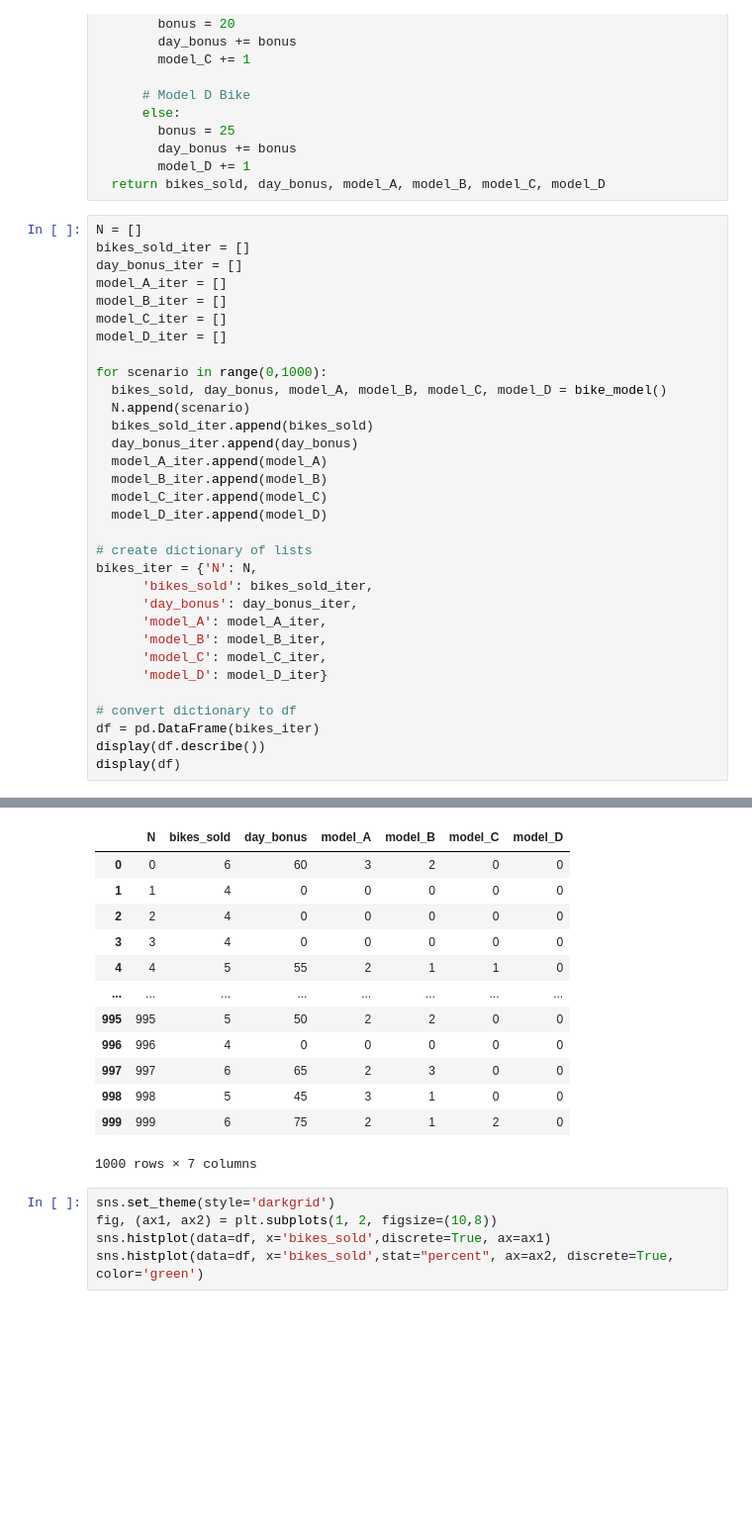
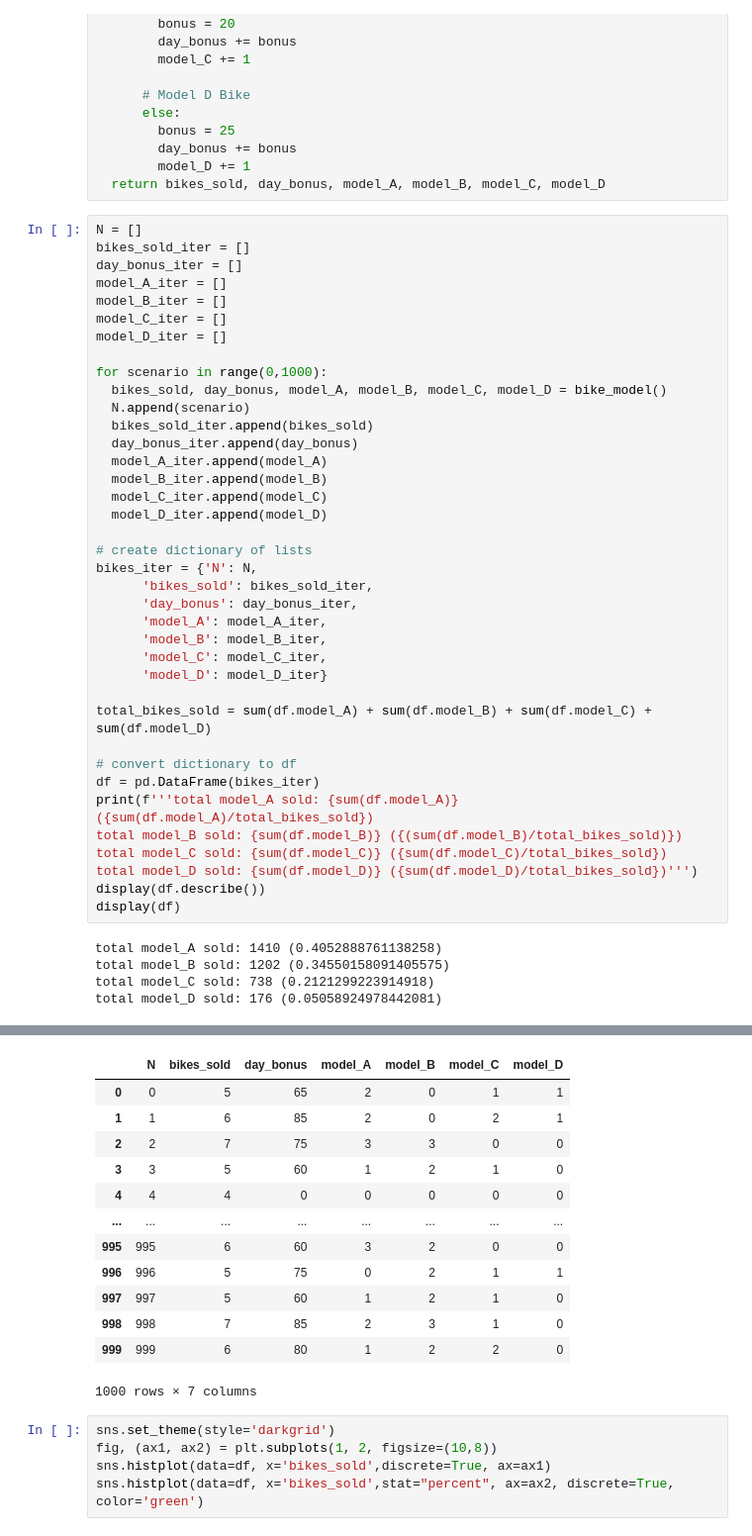
Before and after one commit to oimartin/460, a Jupyter notebook: hw4.ipynb, the cells around one changed output, grey strips where cells are left out. Shown: that part at 99% size. Cells and saved outputs as stored; diff of their text form; blank space fills up the shorter version.

```diff
--- a/hw4.ipynb
+++ b/hw4.ipynb
@@ -228,10 +228,20 @@ bikes_iter = {'N': N,
       'model_C': model_C_iter,
       'model_D': model_D_iter}
 
+total_bikes_sold = sum(df.model_A) + sum(df.model_B) + sum(df.model_C) + sum(df.model_D)
+
 # convert dictionary to df
 df = pd.DataFrame(bikes_iter)
+print(f'''total model_A sold: {sum(df.model_A)} ({sum(df.model_A)/total_bikes_sold})
+total model_B sold: {sum(df.model_B)} ({(sum(df.model_B)/total_bikes_sold)})
+total model_C sold: {sum(df.model_C)} ({sum(df.model_C)/total_bikes_sold})
+total model_D sold: {sum(df.model_D)} ({sum(df.model_D)/total_bikes_sold})''')
 display(df.describe())
 display(df)
 # %% [output]
+total model_A sold: 1410 (0.4052888761138258)
+total model_B sold: 1202 (0.34550158091405575)
+total model_C sold: 738 (0.2121299223914918)
+total model_D sold: 176 (0.05058924978442081)
 |  | N | bikes_sold | day_bonus | model_A | model_B | model_C | model_D |
 | count | 1000.000000 | 1000.000000 | 1000.000000 | 1000.000000 | 1000.000000 | 1000.000000 | 1000.000000 |
@@ -245,16 +255,16 @@ display(df)
 |  | N | bikes_sold | day_bonus | model_A | model_B | model_C | model_D |
-| 0 | 0 | 6 | 60 | 3 | 2 | 0 | 0 |
-| 1 | 1 | 4 | 0 | 0 | 0 | 0 | 0 |
-| 2 | 2 | 4 | 0 | 0 | 0 | 0 | 0 |
-| 3 | 3 | 4 | 0 | 0 | 0 | 0 | 0 |
-| 4 | 4 | 5 | 55 | 2 | 1 | 1 | 0 |
+| 0 | 0 | 5 | 65 | 2 | 0 | 1 | 1 |
+| 1 | 1 | 6 | 85 | 2 | 0 | 2 | 1 |
+| 2 | 2 | 7 | 75 | 3 | 3 | 0 | 0 |
+| 3 | 3 | 5 | 60 | 1 | 2 | 1 | 0 |
+| 4 | 4 | 4 | 0 | 0 | 0 | 0 | 0 |
 | ... | ... | ... | ... | ... | ... | ... | ... |
-| 995 | 995 | 5 | 50 | 2 | 2 | 0 | 0 |
-| 996 | 996 | 4 | 0 | 0 | 0 | 0 | 0 |
-| 997 | 997 | 6 | 65 | 2 | 3 | 0 | 0 |
-| 998 | 998 | 5 | 45 | 3 | 1 | 0 | 0 |
-| 999 | 999 | 6 | 75 | 2 | 1 | 2 | 0 |
+| 995 | 995 | 6 | 60 | 3 | 2 | 0 | 0 |
+| 996 | 996 | 5 | 75 | 0 | 2 | 1 | 1 |
+| 997 | 997 | 5 | 60 | 1 | 2 | 1 | 0 |
+| 998 | 998 | 7 | 85 | 2 | 3 | 1 | 0 |
+| 999 | 999 | 6 | 80 | 1 | 2 | 2 | 0 |
-1000 rows × 7 columns
+1000 rows × 7 columns
 # %%
 sns.set_theme(style='darkgrid')
 fig, (ax1, ax2) = plt.subplots(1, 2, figsize=(10,8))
```
Also changed, not shown: parts of 1 cell of this notebook.
